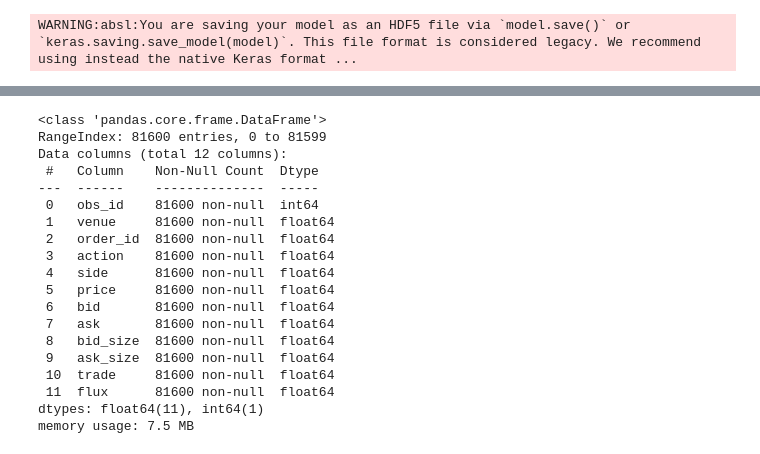
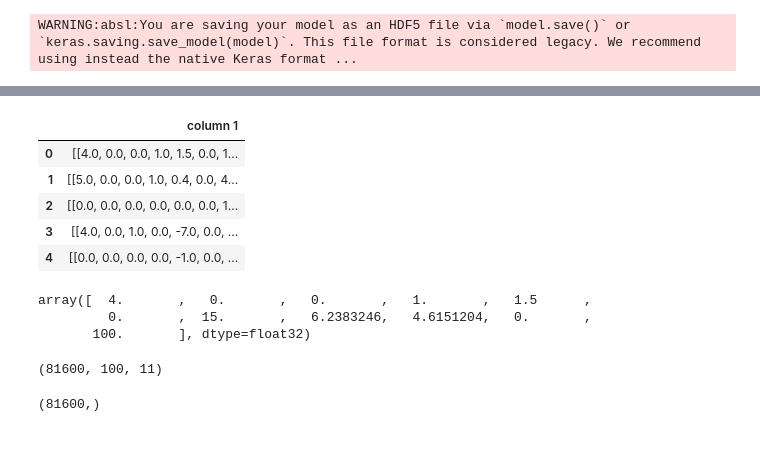
Before and after one commit to ElouanBahri/Predicting_crypto_prices, a Jupyter notebook: src/notebooks/first_model.ipynb, the cells around one changed output, grey strips where cells are left out. Saved outputs shown, nothing was run; the diff lists cells and outputs as text; code cells hidden in the pictures.

```diff
--- a/src/notebooks/first_model.ipynb
+++ b/src/notebooks/first_model.ipynb
@@ -181,3 +263,0 @@ x_test.head()
-# %%
-x_test = convert_X_data(x_test)
-x_test.head()
@@ -191,22 +264,10 @@ x_test.head()
-# %%
-x_test.info()
-# %% [output]
-<class 'pandas.core.frame.DataFrame'>
-RangeIndex: 81600 entries, 0 to 81599
-Data columns (total 12 columns):
- #   Column    Non-Null Count  Dtype
----  ------    --------------  -----
- 0   obs_id    81600 non-null  int64
- 1   venue     81600 non-null  float64
- 2   order_id  81600 non-null  float64
- 3   action    81600 non-null  float64
- 4   side      81600 non-null  float64
- 5   price     81600 non-null  float64
- 6   bid       81600 non-null  float64
- 7   ask       81600 non-null  float64
- 8   bid_size  81600 non-null  float64
- 9   ask_size  81600 non-null  float64
- 10  trade     81600 non-null  float64
- 11  flux      81600 non-null  float64
-dtypes: float64(11), int64(1)
-memory usage: 7.5 MB
+# %%
+x_test_2 = change_X_data_2(x_test)
+x_test_2.head()
+# %% [output]
+|  | column 1 |
+| 0 | [[4.0, 0.0, 0.0, 1.0, 1.5, 0.0, 1... |
+| 1 | [[5.0, 0.0, 0.0, 1.0, 0.4, 0.0, 4... |
+| 2 | [[0.0, 0.0, 0.0, 0.0, 0.0, 0.0, 1... |
+| 3 | [[4.0, 0.0, 1.0, 0.0, -7.0, 0.0, ... |
+| 4 | [[0.0, 0.0, 0.0, 0.0, -1.0, 0.0, ... |
@@ -212,0 +276,10 @@ memory usage: 7.5 MB
+# %%
+x_test_3[0][0]
+# %% [output]
+array([  4.       ,   0.       ,   0.       ,   1.       ,   1.5      ,
+         0.       ,  15.       ,   6.2383246,   4.6151204,   0.       ,
+       100.       ], dtype=float32)
+# %%
+x_test_3.shape
+# %% [output]
+(81600, 100, 11)
@@ -212,0 +288,4 @@ memory usage: 7.5 MB
+# %%
+y_test.shape
+# %% [output]
+(81600,)
```
Also changed, not shown: parts of 36 cells of this notebook.
